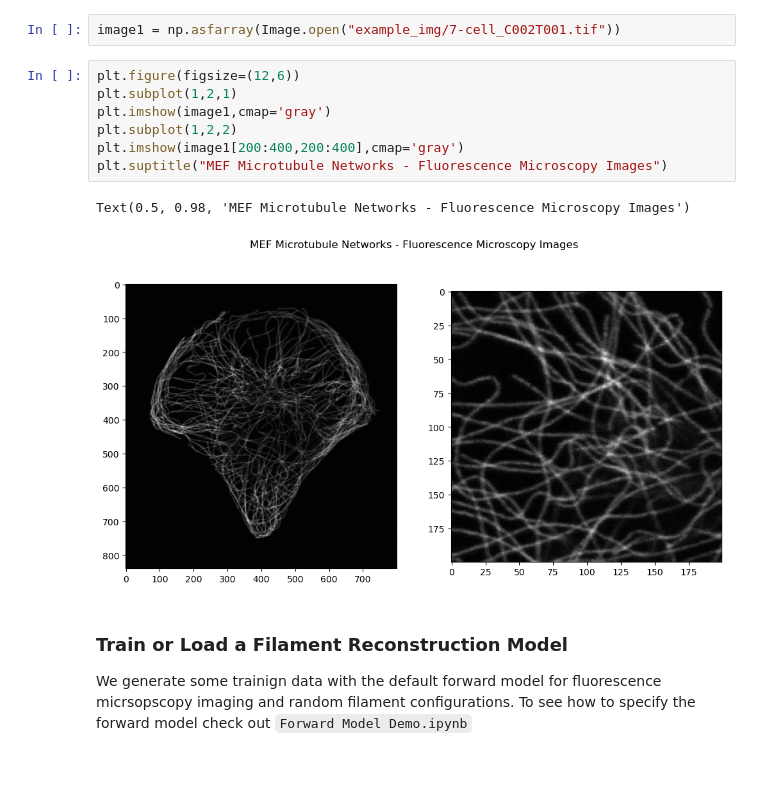
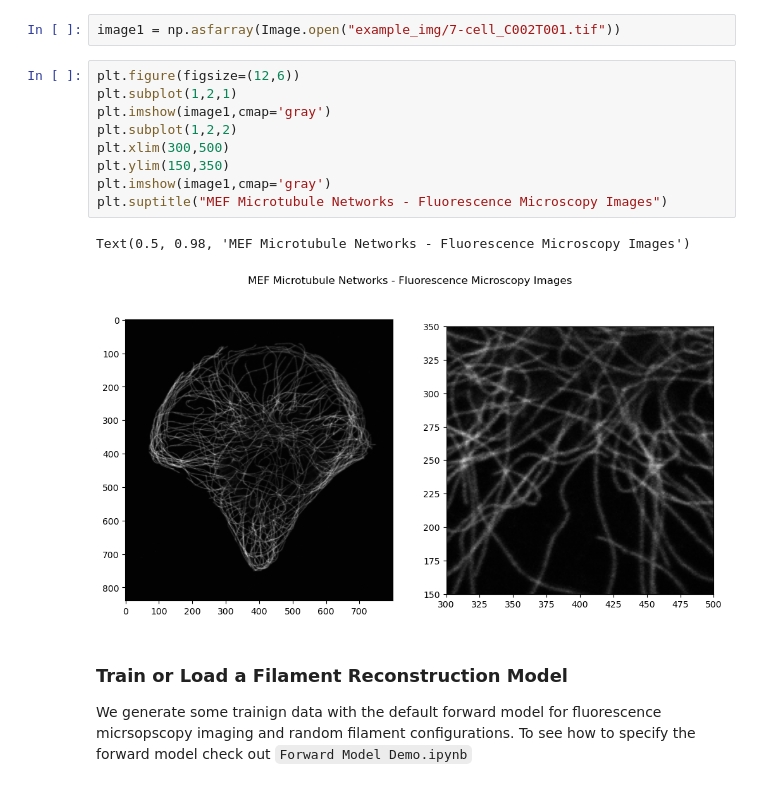
Before and after one commit to rdven/filament-fluorescence-microscopy, a Jupyter notebook: CNN Demo.ipynb, the cells around one changed output. Drawn from its saved outputs; the diff is of its cells as text.

Commit message:
image view fix

```diff
--- a/CNN Demo.ipynb
+++ b/CNN Demo.ipynb
@@ -11,13 +11,15 @@ image1 = np.asfarray(Image.open("example_img/7-cell_C002T001.tif"))
 # %%
 plt.figure(figsize=(12,6))
 plt.subplot(1,2,1)
 plt.imshow(image1,cmap='gray')
 plt.subplot(1,2,2)
-plt.imshow(image1[200:400,200:400],cmap='gray')
+plt.xlim(300,500)
+plt.ylim(150,350)
+plt.imshow(image1,cmap='gray')
 plt.suptitle("MEF Microtubule Networks - Fluorescence Microscopy Images")
 # %% [output]
 Text(0.5, 0.98, 'MEF Microtubule Networks - Fluorescence Microscopy Images')
-[figure, old version]
+[figure, new version]
 # %% [markdown]
 ### Train or Load a Filament Reconstruction Model
 We generate some trainign data with the default forward model for fluorescence micrsopscopy imaging and random filament configurations. To see how to specify the forward model check out `Forward Model Demo.ipynb`
```
Also changed, not shown: parts of 2 cells of this notebook, 2 other files.
